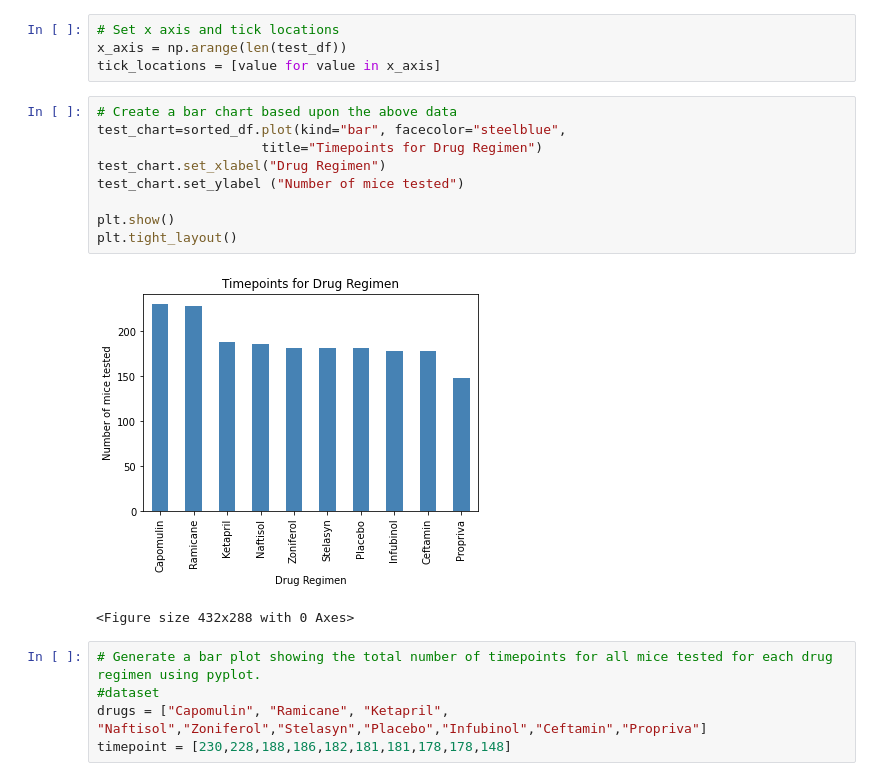
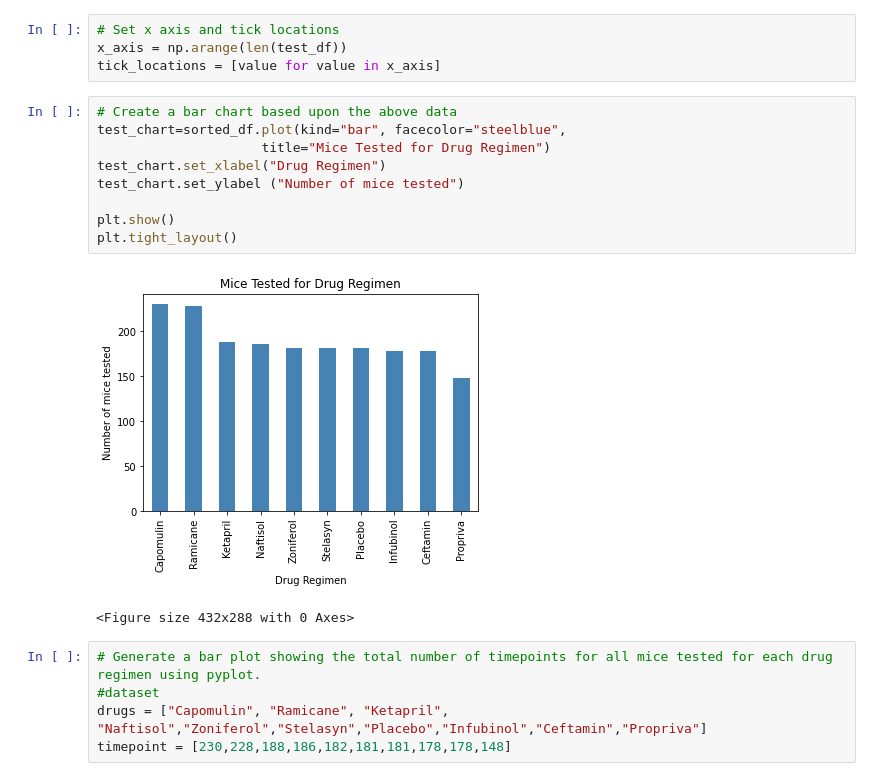
Before and after one commit to jananeesaranraj/Matplotlib, a Jupyter notebook: Pymaceuticals/Pymaceuticals.ipynb, the cells around one changed output. Drawn from its saved outputs; the diff is of its cells as text.

```diff
--- a/Pymaceuticals/Pymaceuticals.ipynb
+++ b/Pymaceuticals/Pymaceuticals.ipynb
@@ -187,14 +192,14 @@ tick_locations = [value for value in x_axis]
 # %%
 # Create a bar chart based upon the above data
 test_chart=sorted_df.plot(kind="bar", facecolor="steelblue",
-                     title="Timepoints for Drug Regimen")
+                     title="Mice Tested for Drug Regimen")
 test_chart.set_xlabel("Drug Regimen")
 test_chart.set_ylabel ("Number of mice tested")
 
 plt.show()
 plt.tight_layout()
 # %% [output]
-[figure, old version]
+[figure, new version]
 <Figure size 432x288 with 0 Axes>
 # %%
 # Generate a bar plot showing the total number of timepoints for all mice tested for each drug regimen using pyplot.
```
Also changed, not shown: parts of 16 cells of this notebook, 12 other files.
